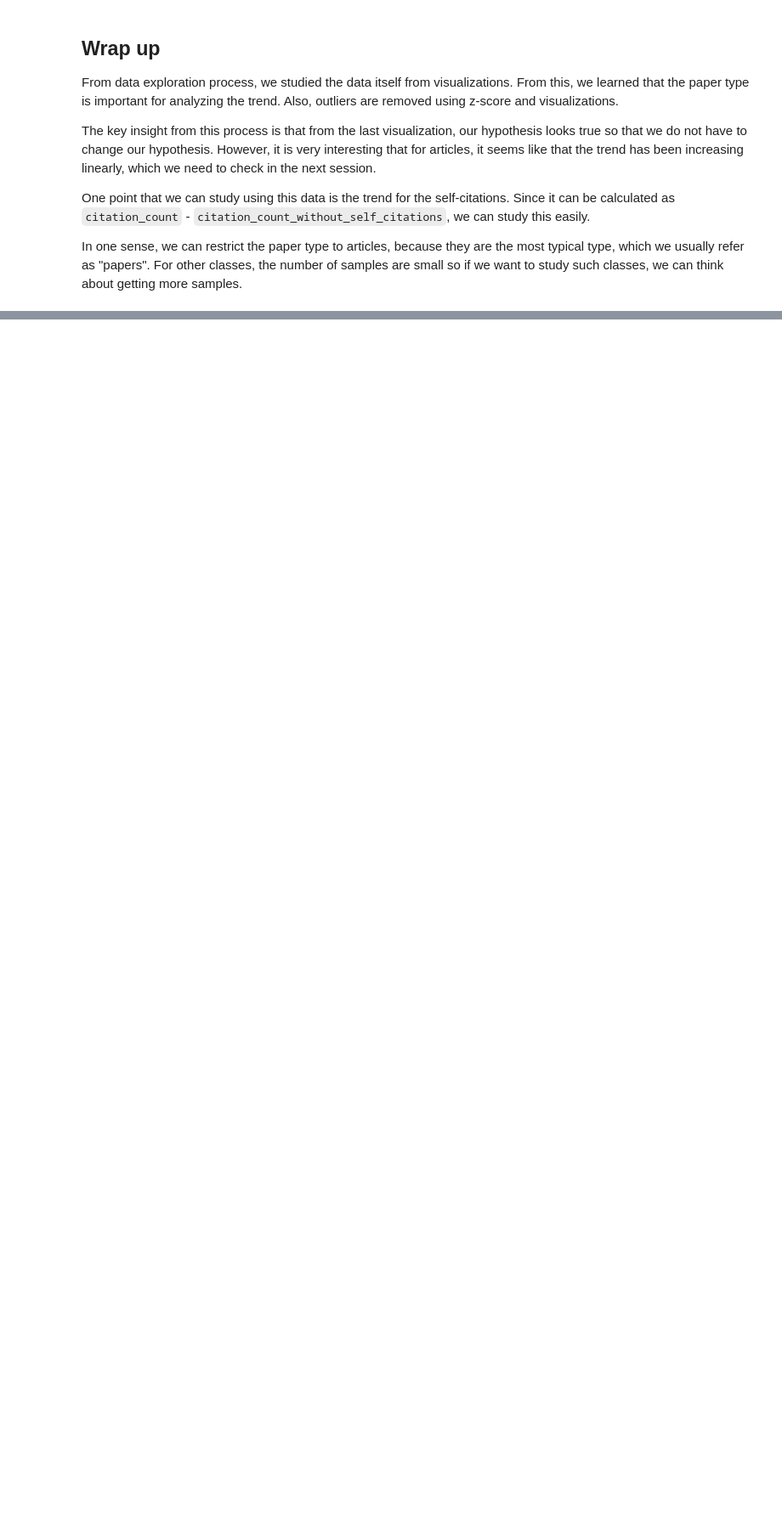
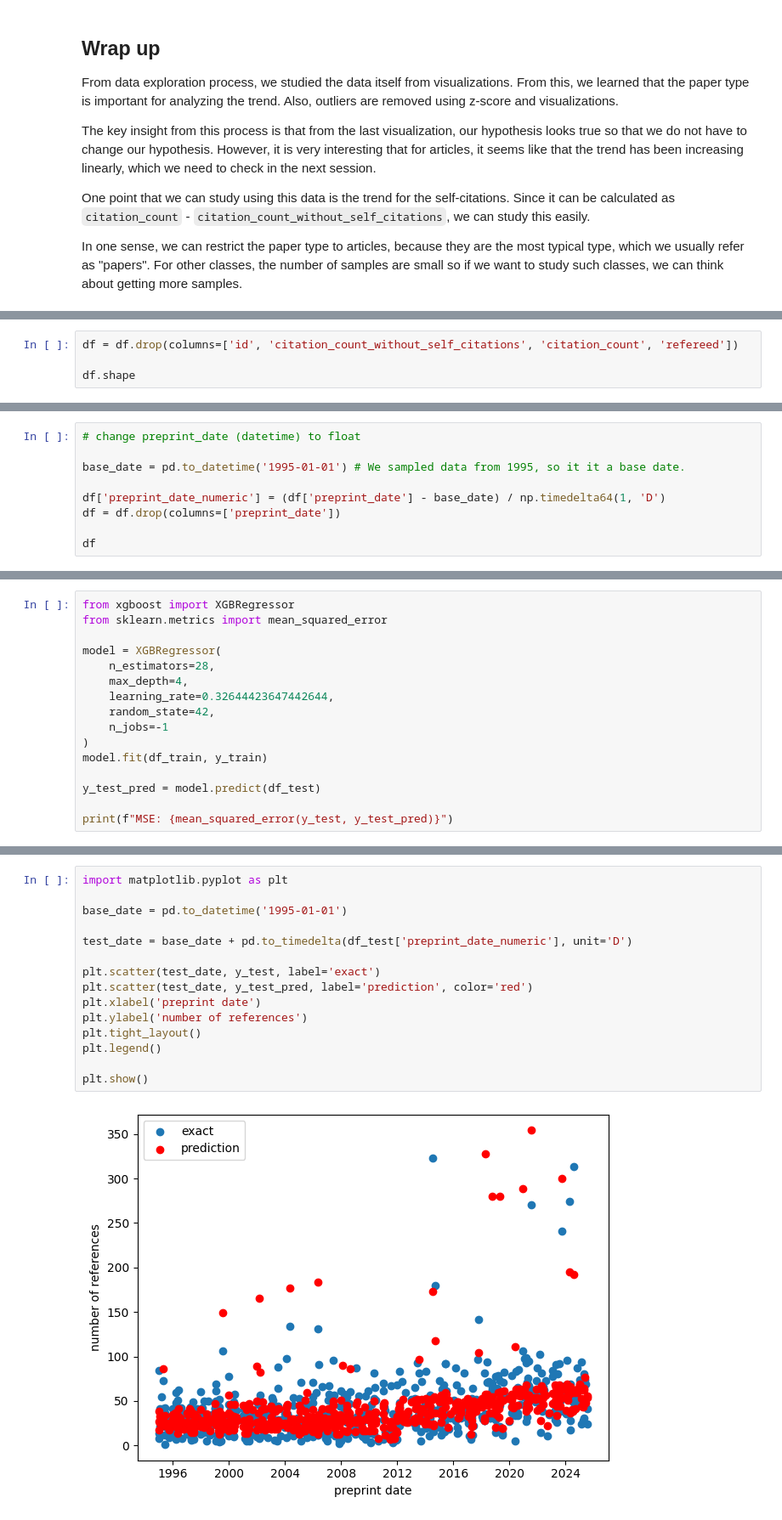
Before and after one commit to hyunwoooh5/reference-inflation, a Jupyter notebook: notebook/notebook.ipynb, the cells around one changed output, grey strips where cells are left out. Shown at 85% size. Saved outputs shown, nothing was run; the diff lists cells and outputs as text; blank space fills up the shorter version.

Commit message:
add model

```diff
--- a/notebook/notebook.ipynb
+++ b/notebook/notebook.ipynb
@@ -519,0 +580,4 @@ In one sense, we can restrict the paper type to articles, because they are the m
+# %%
+df = df.drop(columns=['id', 'citation_count_without_self_citations', 'citation_count', 'refereed'])
+
+df.shape
@@ -519,0 +638,9 @@ In one sense, we can restrict the paper type to articles, because they are the m
+# %%
+# change preprint_date (datetime) to float
+
+base_date = pd.to_datetime('1995-01-01') # We sampled data from 1995, so it it a base date.
+
+df['preprint_date_numeric'] = (df['preprint_date'] - base_date) / np.timedelta64(1, 'D')
+df = df.drop(columns=['preprint_date'])
+
+df
@@ -519,0 +855,16 @@ In one sense, we can restrict the paper type to articles, because they are the m
+# %%
+from xgboost import XGBRegressor
+from sklearn.metrics import mean_squared_error
+
+model = XGBRegressor(
+    n_estimators=28,
+    max_depth=4,
+    learning_rate=0.32644423647442644,
+    random_state=42,
+    n_jobs=-1
+)
+model.fit(df_train, y_train)
+
+y_test_pred = model.predict(df_test)
+
+print(f"MSE: {mean_squared_error(y_test, y_test_pred)}")
@@ -519,0 +880,17 @@ In one sense, we can restrict the paper type to articles, because they are the m
+# %%
+import matplotlib.pyplot as plt
+
+base_date = pd.to_datetime('1995-01-01')
+
+test_date = base_date + pd.to_timedelta(df_test['preprint_date_numeric'], unit='D')
+
+plt.scatter(test_date, y_test, label='exact')
+plt.scatter(test_date, y_test_pred, label='prediction', color='red')
+plt.xlabel('preprint date')
+plt.ylabel('number of references')
+plt.tight_layout()
+plt.legend()
+
+plt.show()
+# %% [output]
+[figure, added]
```
Also changed, not shown: parts of 38 cells of this notebook, 3 other files.
